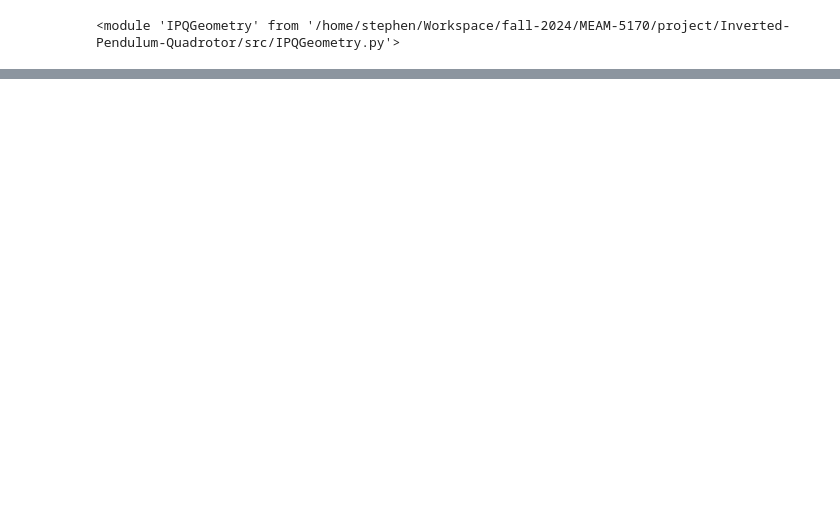
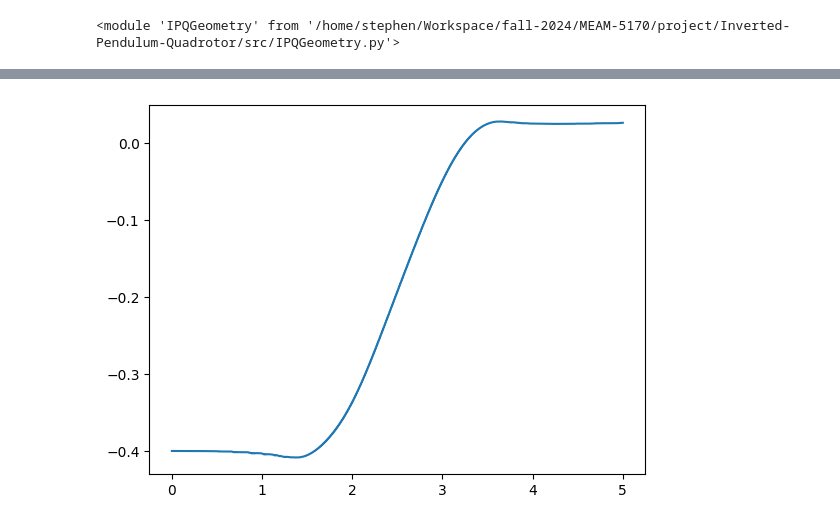
Before and after one commit to Meow404/Inverted-Pendulum-Quadrotor, a Jupyter notebook: src/Dynamics.ipynb, the cells around one changed output, grey strips where cells are left out. Cells and saved outputs as stored; diff of their text form; code cells hidden in the pictures; blank space fills up the shorter version.

```diff
--- a/src/Dynamics.ipynb
+++ b/src/Dynamics.ipynb
@@ -745,0 +1404,7 @@ Invoked with: <__main__.InvertedPendulumQuadrotorGeometry object at 0x...>, 'geo
+# %%
+import matplotlib.pyplot as plt
+
+plt.plot(np.linspace(0, 5, len(state_list)), np.array(state_list)[:,0])
+plt.show()
+# %% [output]
+[figure, added]
```
Also changed, not shown: parts of 23 cells of this notebook.
